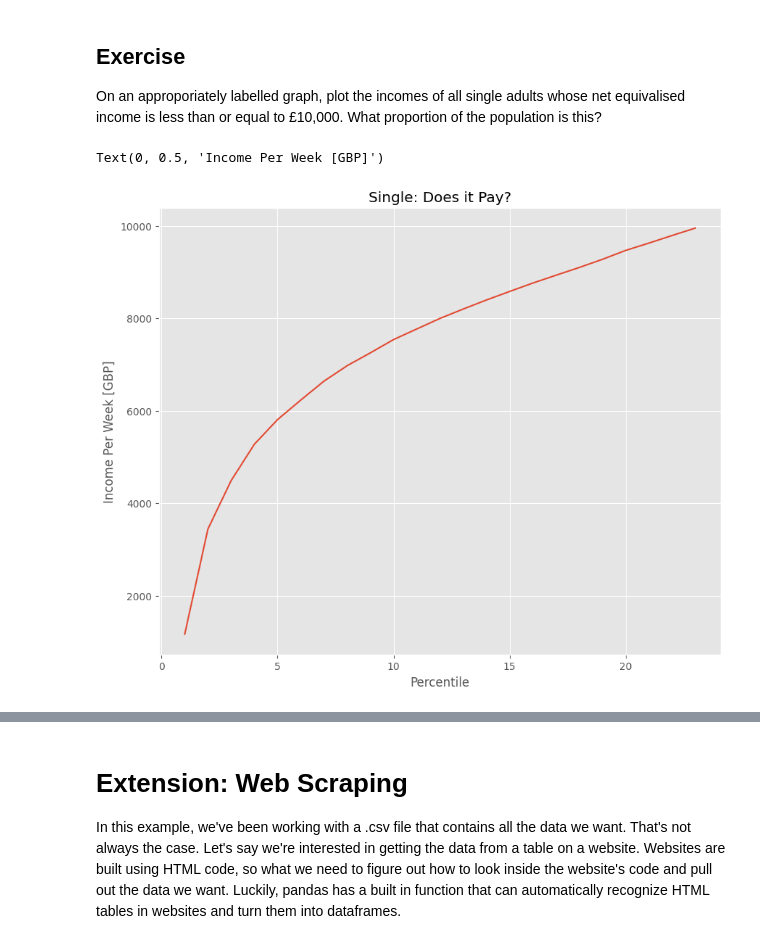
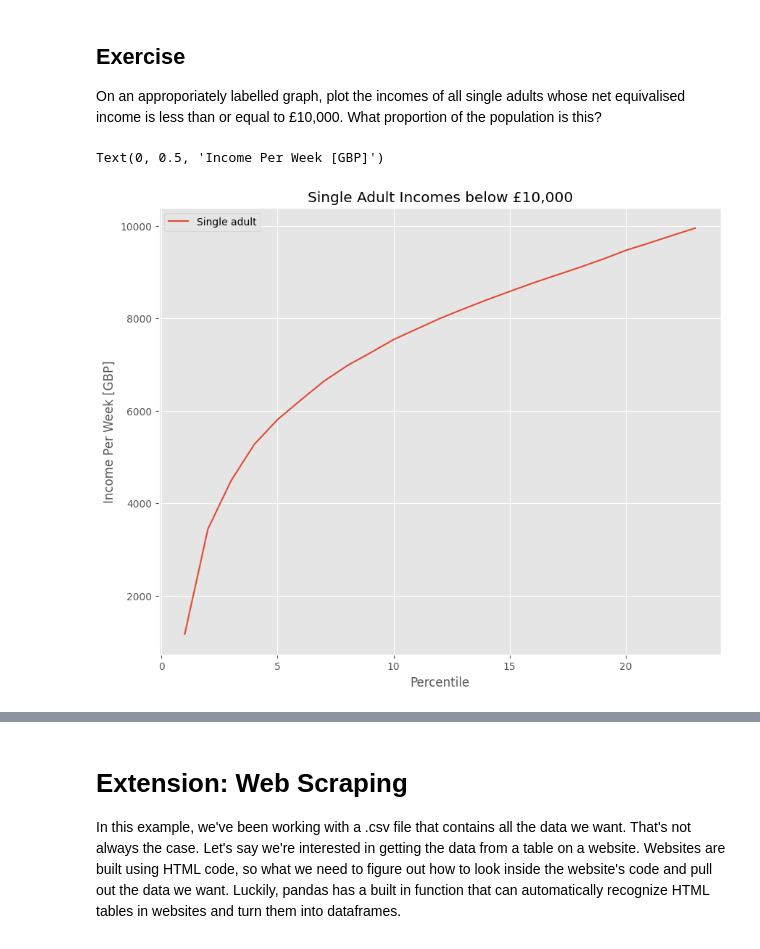
Before and after one commit to alxbxck/QM2, a Jupyter notebook: notebooks/W02. Pandas.ipynb, the cells around one changed output, grey strips where cells are left out. Cells and saved outputs as stored; diff of their text form; code cells hidden in the pictures.

```diff
--- a/notebooks/W02. Pandas.ipynb
+++ b/notebooks/W02. Pandas.ipynb
@@ -366,11 +448,15 @@ We won't dwell on comparative operative, here we've used ">" to mean "is greater
 ## Exercise
 On an approporiately labelled graph, plot the incomes of all single adults whose net equivalised income is less than or equal to £10,000. What proportion of the population is this?
 # %%
-Single=clean[clean['Single adult']<=10000]
-Single["Single adult"].plot()
-plt.title('Single: Does it Pay?')
+clean = income[['Single adult']]
+clean=clean.replace(',', '', regex=True)
+clean = clean.replace('-', 'NaN', regex=True).astype('float')
+single = clean[clean['Single adult'] <= 10000]
+
+single.plot()
+plt.title('Single Adult Incomes below £10,000')
 plt.xlabel('Percentile')
 plt.ylabel('Income Per Week [GBP]')
 # %% [output]
 Text(0, 0.5, 'Income Per Week [GBP]')
-[figure, old version]
+[figure, new version]
```
Also changed, not shown: parts of 37 cells of this notebook.
